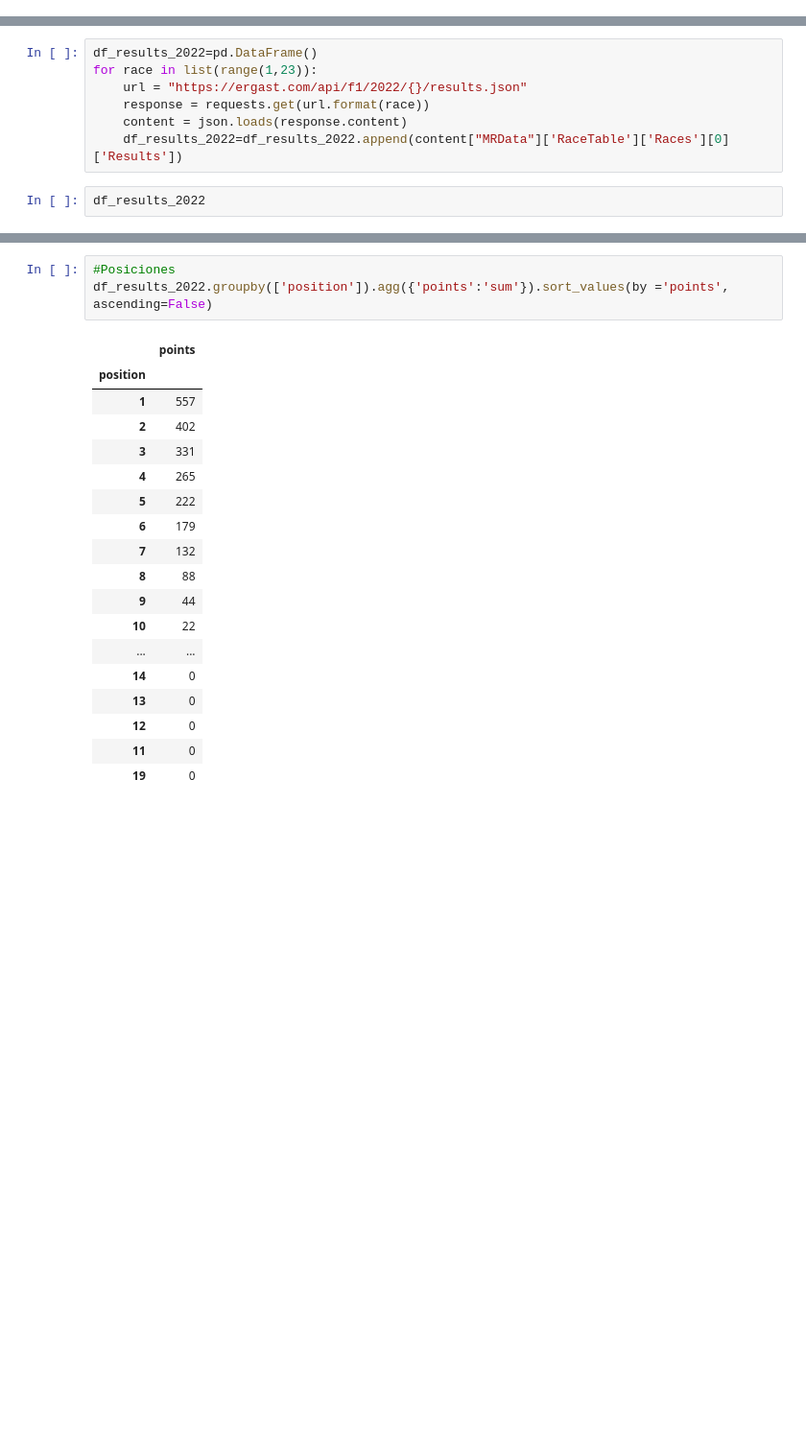
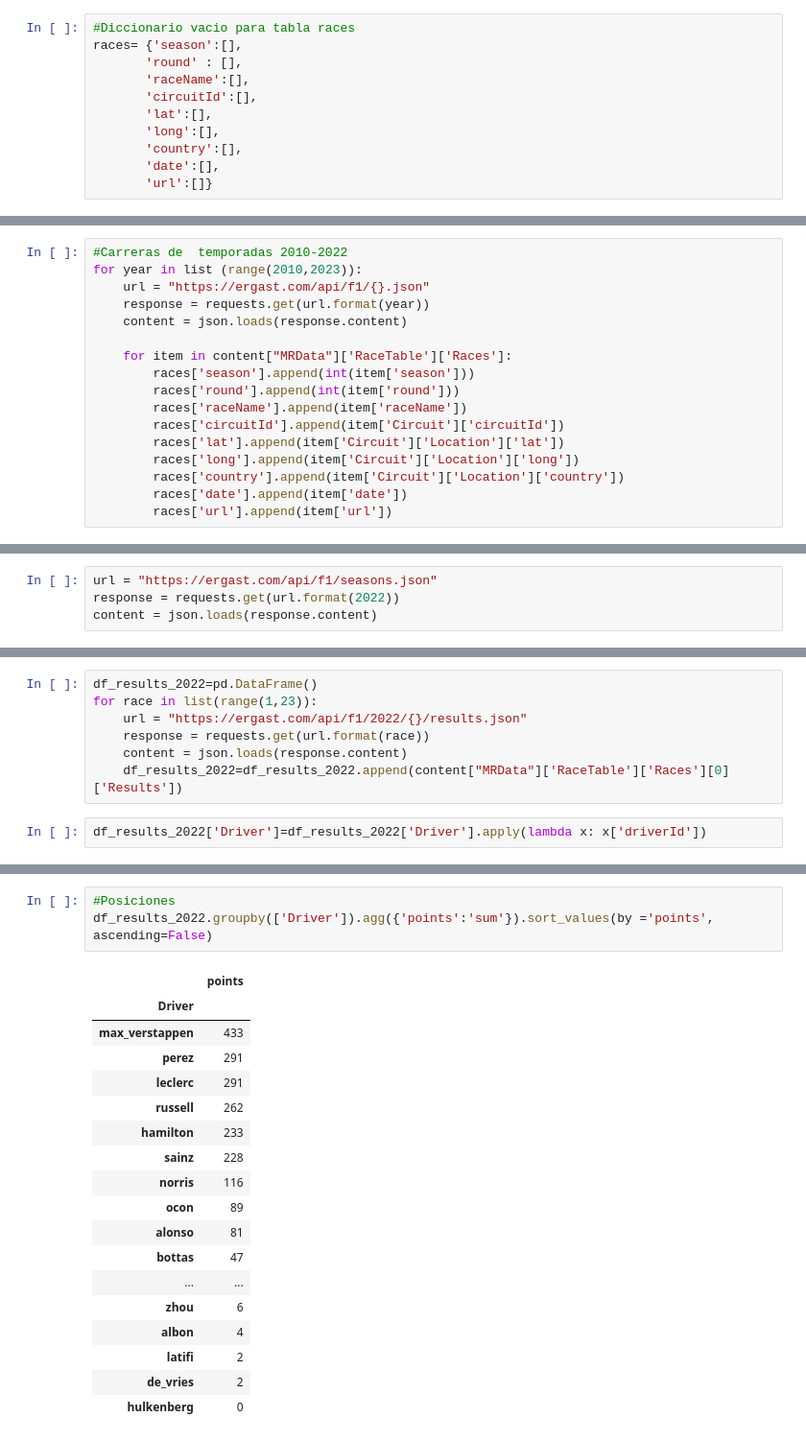
Before and after one commit to alexiacc01/F1-data, a Jupyter notebook: f1-analisis.ipynb, the cells around one changed output, grey strips where cells are left out. Shown: that part at 96% size. Cells and saved outputs as stored; diff of their text form; blank space fills up the shorter version.

Commit message:
Tabla races

```diff
--- a/f1-analisis.ipynb
+++ b/f1-analisis.ipynb
@@ -91,0 +73,11 @@ list(range(1,22))
+# %%
+#Diccionario vacio para tabla races
+races= {'season':[],
+       'round' : [],
+       'raceName':[],
+       'circuitId':[],
+       'lat':[],
+       'long':[],
+       'country':[],
+       'date':[],
+       'url':[]}
@@ -91,0 +105,17 @@ list(range(1,22))
+# %%
+#Carreras de  temporadas 2010-2022
+for year in list (range(2010,2023)):
+    url = "https://ergast.com/api/f1/{}.json"
+    response = requests.get(url.format(year))
+    content = json.loads(response.content)
+
+    for item in content["MRData"]['RaceTable']['Races']:
+        races['season'].append(int(item['season']))
+        races['round'].append(int(item['round']))
+        races['raceName'].append(item['raceName'])
+        races['circuitId'].append(item['Circuit']['circuitId'])
+        races['lat'].append(item['Circuit']['Location']['lat'])
+        races['long'].append(item['Circuit']['Location']['long'])
+        races['country'].append(item['Circuit']['Location']['country'])
+        races['date'].append(item['date'])
+        races['url'].append(item['url'])
@@ -91,0 +127,4 @@ list(range(1,22))
+# %%
+url = "https://ergast.com/api/f1/seasons.json"
+response = requests.get(url.format(2022))
+content = json.loads(response.content)
@@ -97,4 +185,4 @@ for race in list(range(1,23)):
     content = json.loads(response.content)
     df_results_2022=df_results_2022.append(content["MRData"]['RaceTable']['Races'][0]['Results'])
 # %%
-df_results_2022
+df_results_2022['Driver']=df_results_2022['Driver'].apply(lambda x: x['driverId'])
@@ -118,22 +207,22 @@ df_results_2022['points']=df_results_2022.points.astype(int)
 # %%
 #Posiciones
-df_results_2022.groupby(['position']).agg({'points':'sum'}).sort_values(by ='points', ascending=False)
+df_results_2022.groupby(['Driver']).agg({'points':'sum'}).sort_values(by ='points', ascending=False)
 # %% [output]
 |  | points |
-| position |  |
-| 1 | 557 |
-| 2 | 402 |
-| 3 | 331 |
-| 4 | 265 |
-| 5 | 222 |
-| 6 | 179 |
-| 7 | 132 |
-| 8 | 88 |
-| 9 | 44 |
-| 10 | 22 |
+| Driver |  |
+| max_verstappen | 433 |
+| perez | 291 |
+| leclerc | 291 |
+| russell | 262 |
+| hamilton | 233 |
+| sainz | 228 |
+| norris | 116 |
+| ocon | 89 |
+| alonso | 81 |
+| bottas | 47 |
 | ... | ... |
-| 14 | 0 |
-| 13 | 0 |
-| 12 | 0 |
-| 11 | 0 |
-| 19 | 0 |
+| zhou | 6 |
+| albon | 4 |
+| latifi | 2 |
+| de_vries | 2 |
+| hulkenberg | 0 |
```
Also changed, not shown: parts of 14 cells of this notebook, 1 other file.
